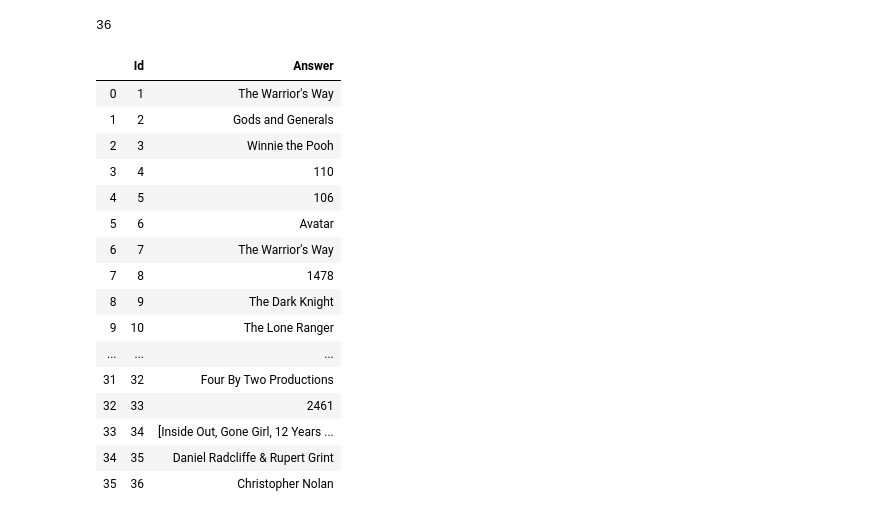
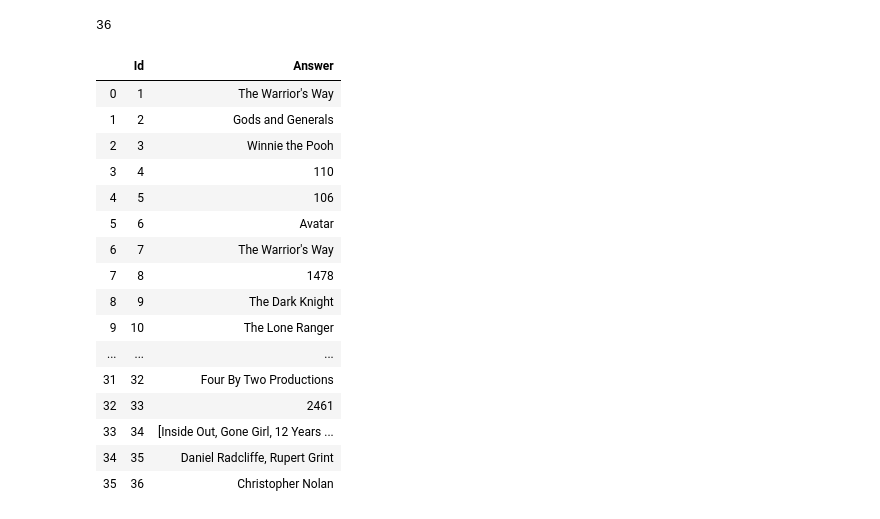
Before and after one commit to EvgeniaMi03/skillfactory_rds, a Jupyter notebook: module_1/SF-DST_Movies_IMBD_v3.0.ipynb, the cells around one changed output. Drawn from its saved outputs; the diff is of its cells as text; code cells hidden in the pictures.

```diff
--- a/module_1/SF-DST_Movies_IMBD_v3.0.ipynb
+++ b/module_1/SF-DST_Movies_IMBD_v3.0.ipynb
@@ -498,18 +512,19 @@ films =[['Inside Out','Gone Girl','12 Years a Slave'],
          ['300','Lucky Number Slevin'],
          ['Upside Down','300','Inside Out','The Lord of the Rings: The Return of the King']]
 
-aver=[]
+av=[]
 for film in films:
-    average=[]
+    v=[]
     for f in film:
         if (data2[data2['original_title']==f]['vote_average'].sum())==0:
-            average.append('0')
+            v.append('0')
             break
         else:
-            average.append('OK')
-    aver.append(average)
+            v.append('A')
+    av.append(v)
 
-df_best=pd.DataFrame({'answer34': films, 'rez': aver})
+df_best=pd.DataFrame({'answer34': films, 'rez': av})
+#df_best
 answer34 = df_best.sort_values(by='rez', ascending=False).reset_index()['answer34'][0]
 
 answer_ls.append(answer34)
@@ -521,4 +536,14 @@ answer_ls.append(answer34)
 3. Vin Diesel & Paul Walker
 4. Adam Sandler & Kevin James
 5. Daniel Radcliffe & Rupert Grint
+# %%
+from itertools import combinations
+couples = []
+for actor in data.cast:
+    for x in combinations(actor.split('|'), 2):
+        couples.append(', '.join(x))
+
+answer35 = collections.Counter(couples).most_common()[0][0]
+
+answer_ls.append(answer35)
 # %%
@@ -545,14 +570,17 @@ answer_ls.append(answer35)
 4. Christopher Nolan
 5. Clint Eastwood
 # %%
-dir2=['Quentin Tarantino','Steven Soderbergh','Robert Rodriguez','Christopher Nolan','Clint Eastwood']
+profit1=pd.Series({x:data[data.director.str.contains(x)].profit.sum() for x in director})
+count1=pd.Series({x:data[data.director.str.contains(x)].profit.nunique() for x in director})
+countp=pd.Series({x:data[(data.director.str.contains(x)) & (data.profit > 0)].profit.nunique()
+                  for x in director})
 
-profit1=pd.Series({x:data[data.director.str.contains(x)].profit.sum() for x in dir2})
-count1=pd.Series({x:data[data.director.str.contains(x)].profit.nunique() for x in dir2})
-countp=pd.Series({x:data[(data.director.str.contains(x)) & (data.profit > 0)].profit.nunique() for x in dir2})
+df36=pd.DataFrame({'Profit': profit1,
+                   '%profit': round((countp*100/count1),1)}).sort_values(by=['%profit','Profit'],
+                                                                         ascending = False).reset_index()
+#df36
 
-df_fin=pd.DataFrame({'Profit': profit1,'%profit': round((countp*100/count1),1)})
-answer36 = df_fin.sort_values(by=['%profit'], ascending = False).reset_index()['index'][0]
+answer36 = df36.query('index in ["Quentin Tarantino","Steven Soderbergh","Robert Rodriguez","Christopher Nolan","Clint Eastwood"]').reset_index()['index'][0]
 
 answer_ls.append(answer36)
 # %% [markdown]
@@ -563,21 +591,24 @@ len(answer_ls)
 36
 # %%
 pd.DataFrame({'Id':range(1,len(answer_ls)+1), 'Answer':answer_ls}, columns=['Id', 'Answer'])
+answerdf=pd.DataFrame({'Id':range(1,len(answer_ls)+1), 'Answer':answer_ls}, columns=['Id', 'Answer'])
-# %% [output]
-|  | Id | Answer |
-| 0 | 1 | The Warrior's Way |
-| 1 | 2 | Gods and Generals |
-| 2 | 3 | Winnie the Pooh |
-| 3 | 4 | 110 |
-| 4 | 5 | 106 |
-| 5 | 6 | Avatar |
-| 6 | 7 | The Warrior's Way |
-| 7 | 8 | 1478 |
-| 8 | 9 | The Dark Knight |
-| 9 | 10 | The Lone Ranger |
-| ... | ... | ... |
-| 31 | 32 | Four By Two Productions |
-| 32 | 33 | 2461 |
-| 33 | 34 | [Inside Out, Gone Girl, 12 Years ... |
-| 34 | 35 | Daniel Radcliffe & Rupert Grint |
-| 35 | 36 | Christopher Nolan |
+# %%
+answerdf
+# %% [output]
+|  | Id | Answer |
+| 0 | 1 | The Warrior's Way |
+| 1 | 2 | Gods and Generals |
+| 2 | 3 | Winnie the Pooh |
+| 3 | 4 | 110 |
+| 4 | 5 | 106 |
+| 5 | 6 | Avatar |
+| 6 | 7 | The Warrior's Way |
+| 7 | 8 | 1478 |
+| 8 | 9 | The Dark Knight |
+| 9 | 10 | The Lone Ranger |
+| ... | ... | ... |
+| 31 | 32 | Four By Two Productions |
+| 32 | 33 | 2461 |
+| 33 | 34 | [Inside Out, Gone Girl, 12 Years ... |
+| 34 | 35 | Daniel Radcliffe, Rupert Grint |
+| 35 | 36 | Christopher Nolan |
```
Also changed, not shown: parts of 12 cells of this notebook.
